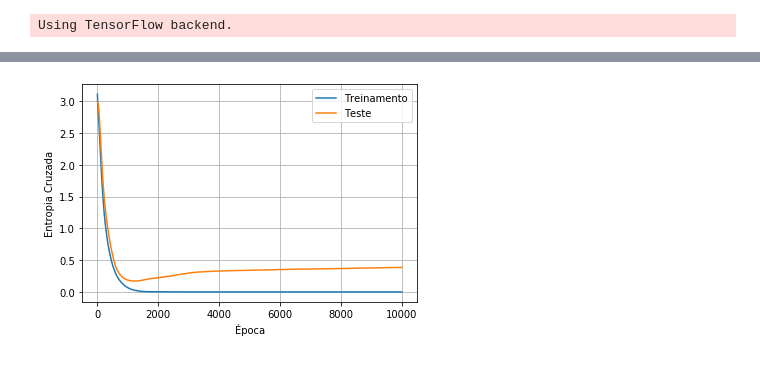
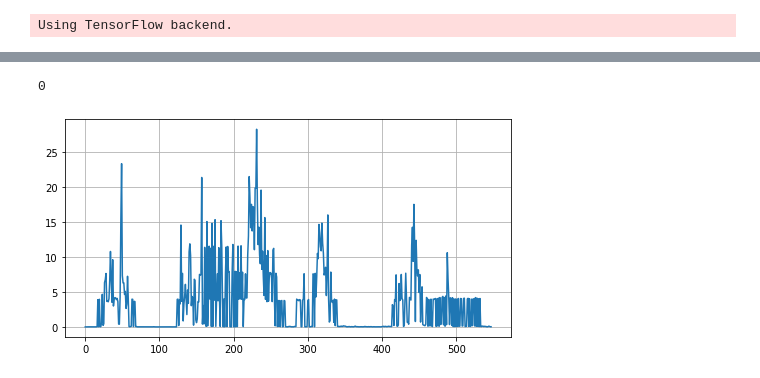
Before and after one commit to cesaraugc/SRLibras, a Jupyter notebook: Treinamento da Rede Neural/train_rede_dataset_arquivos.ipynb, the cells around one changed output, grey strips where cells are left out. Saved outputs shown, nothing was run; the diff lists cells and outputs as text; code cells hidden in the pictures.

```diff
--- a/Treinamento da Rede Neural/train_rede_dataset_arquivos.ipynb
+++ b/Treinamento da Rede Neural/train_rede_dataset_arquivos.ipynb
@@ -181,4 +191,36 @@ print_acc_results(history)
-# %%
-print_loss_results(history)
-# %% [output]
-[figure, removed]
+# %%
+directory = 'Dados_continuo3'
+
+dataset = pd.DataFrame()
+
+files_list = os.listdir(directory)
+
+stats = []
+# all_dataframe = {}
+
+for f in files_list:
+    print(len(dataset))
+    with open(directory+"/"+f) as file:
+        lines = [line.strip() for line in file]
+        lines = ast.literal_eval(lines[0])
+        test = pd.DataFrame(lines)
+#         d = {'media':test.mean(), 'desvio_padrao': test.std(), 'max': test.max(), 'min': test.min()}
+
+#         stats.append(pd.DataFrame(d))
+        dataset = dataset.append(test, ignore_index = True)
+
+#         if letra not in all_dataframe:
+#             all_dataframe[letra] = []
+#         all_dataframe[letra].append(test)
+dataset  = dataset/16384
+# %% [output]
+0
+# %%
+dif_df = dataset.diff(axis = 0, periods = 1)
+# %%
+plt.rcParams['figure.figsize'] = [8, 4]
+plt.plot(dif_df.iloc[:,:].pow(2).sum(axis=1))
+plt.grid()
+plt.show()
+# %% [output]
+[figure, added]
```
Also changed, not shown: parts of 16 cells of this notebook, 18 other files.
